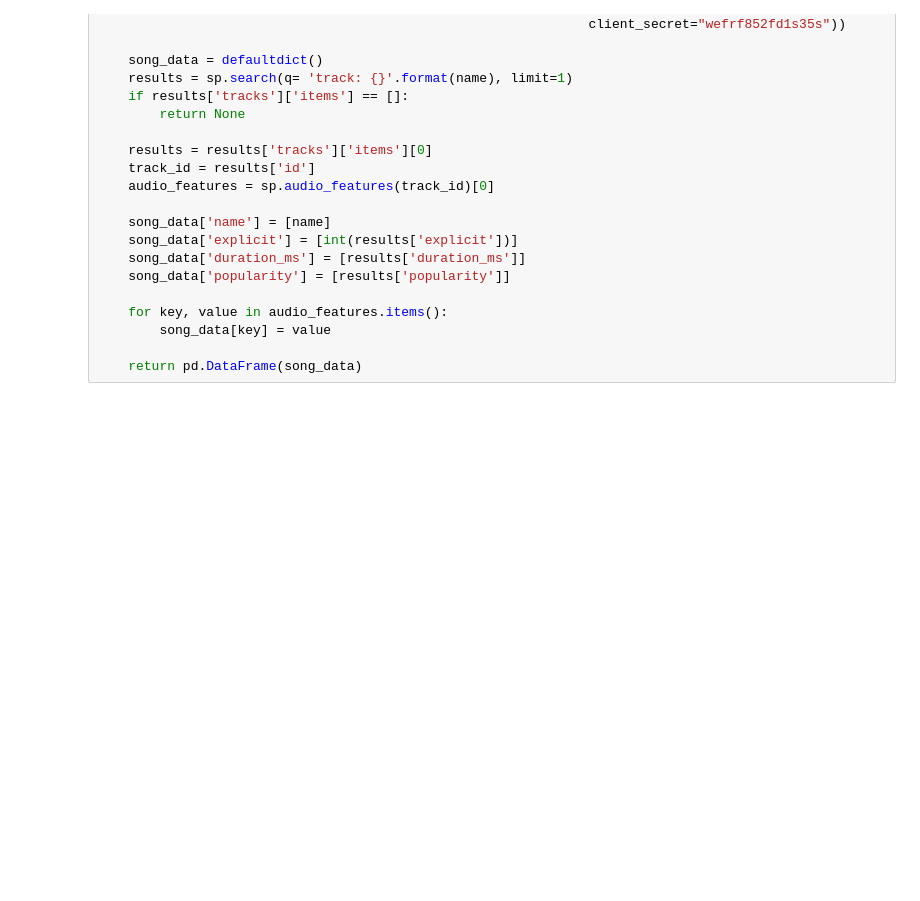
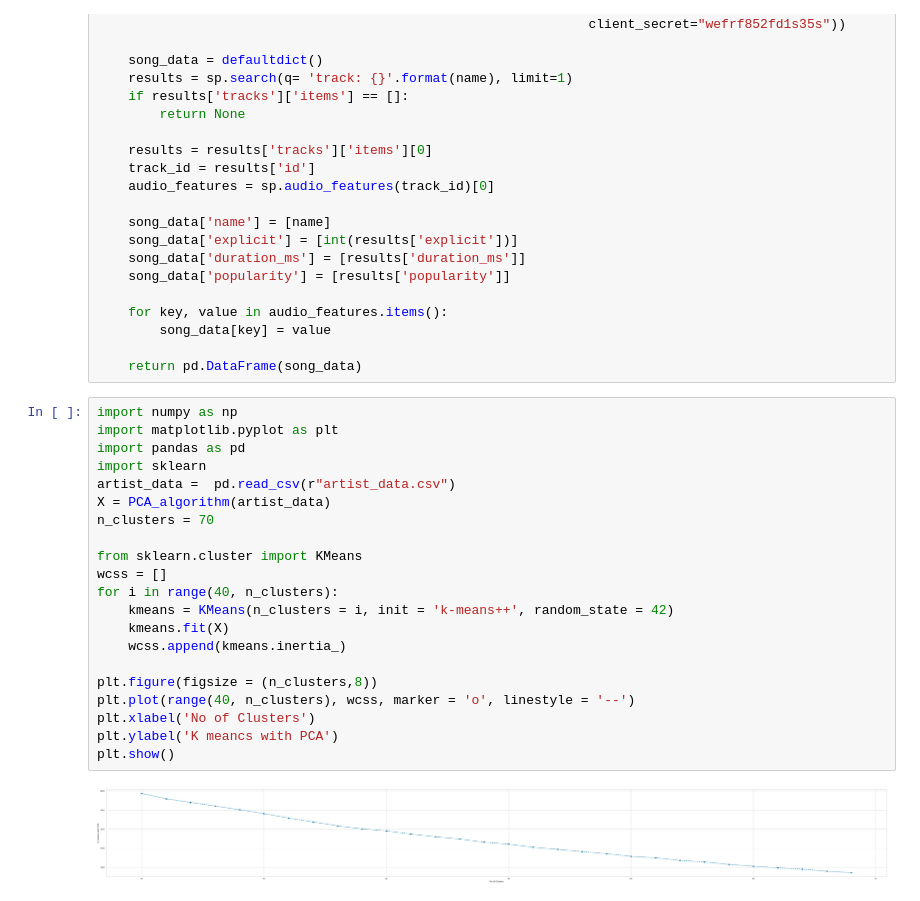
Before and after one commit to ssty/ML-ABKS-Music-Recommender-System, a Jupyter notebook: Notebooks/Utility.ipynb, the cells around one changed output. Drawn from its saved outputs; the diff is of its cells as text; blank space fills up the shorter version.

```diff
--- a/Notebooks/Utility.ipynb
+++ b/Notebooks/Utility.ipynb
@@ -112,3 +112,26 @@ def find_song(name):
         song_data[key] = value
 
     return pd.DataFrame(song_data)
+# %%
+import numpy as np
+import matplotlib.pyplot as plt
+import pandas as pd
+import sklearn
+artist_data =  pd.read_csv(r"artist_data.csv")
+X = PCA_algorithm(artist_data)
+n_clusters = 70
+
+from sklearn.cluster import KMeans
+wcss = []
+for i in range(40, n_clusters):
+    kmeans = KMeans(n_clusters = i, init = 'k-means++', random_state = 42)
+    kmeans.fit(X)
+    wcss.append(kmeans.inertia_)
+
+plt.figure(figsize = (n_clusters,8))
+plt.plot(range(40, n_clusters), wcss, marker = 'o', linestyle = '--')
+plt.xlabel('No of Clusters')
+plt.ylabel('K meancs with PCA')
+plt.show()
+# %% [output]
+[figure, added]
```
Also changed, not shown: 1 other file.
